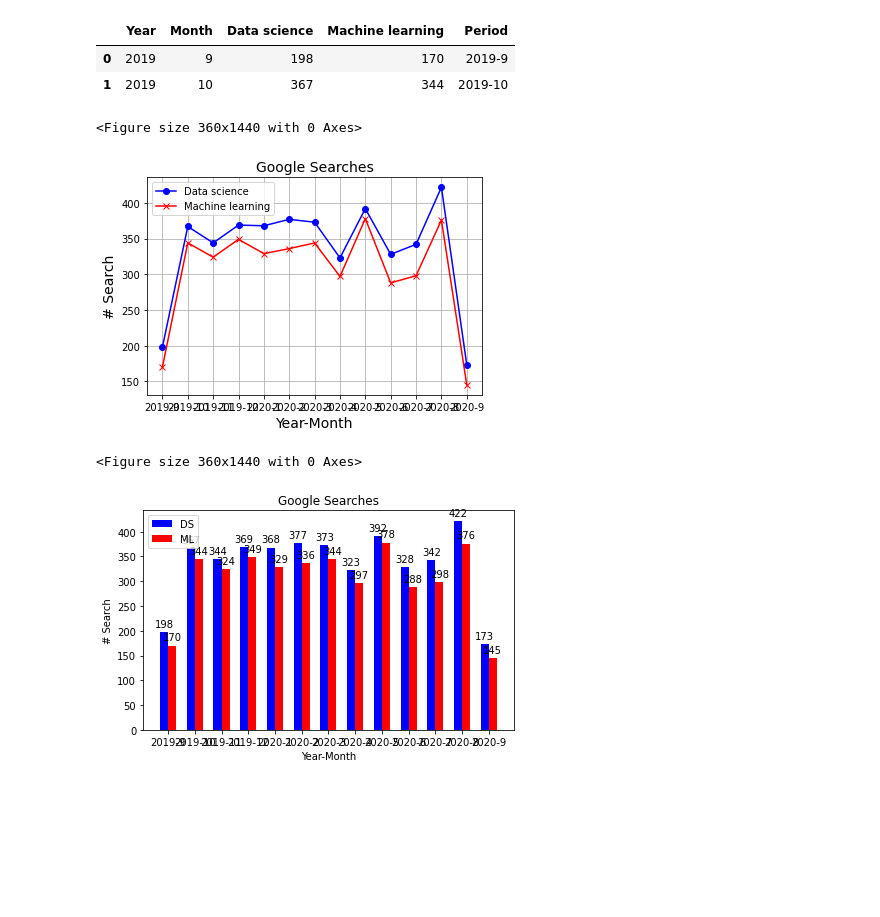
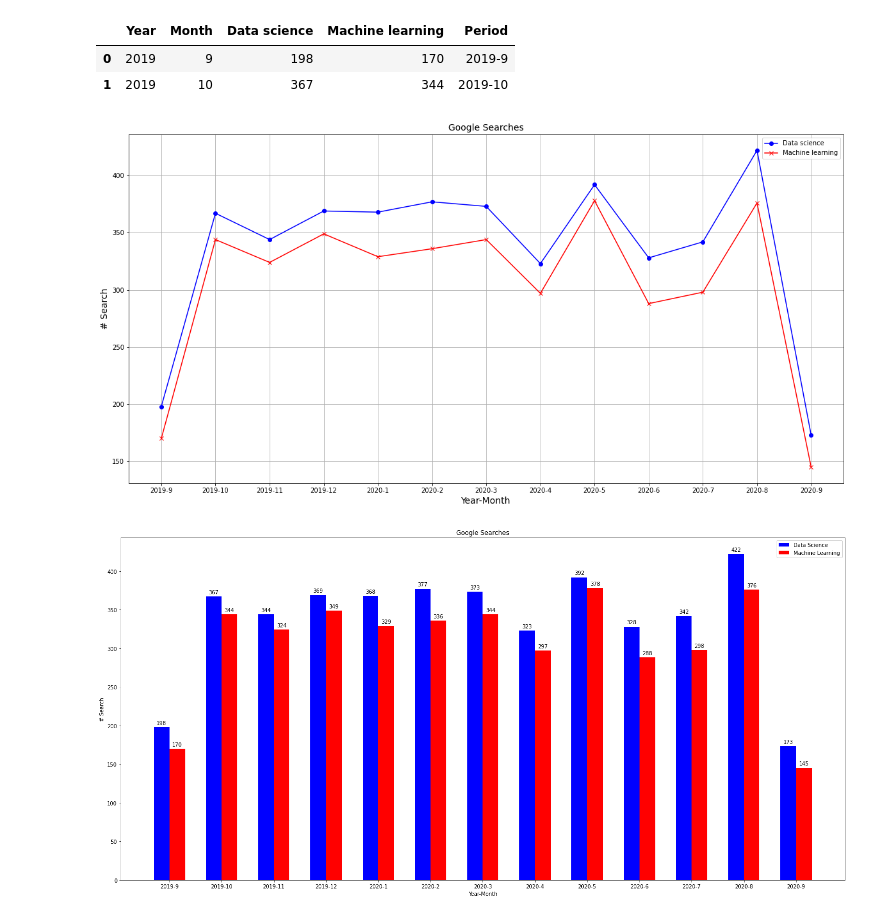
Before and after one commit to GitTInto/DataMining, a Jupyter notebook: Exercise_3_2_GraphAnalysis.ipynb, the cells around one changed output. Saved outputs shown, nothing was run; the diff lists cells and outputs as text; code cells hidden in the pictures; blank space fills up the shorter version.

```diff
--- a/Exercise_3_2_GraphAnalysis.ipynb
+++ b/Exercise_3_2_GraphAnalysis.ipynb
@@ -74,23 +74,23 @@ Year_Month = df2['Period'].values
 Data_science = df2['Data science'].values
 Machine_learning = df2['Machine learning'].values
 # %%
+# Plotting a line chart
+plt.figure(figsize=(20,10))
 plt.plot(Year_Month, Data_science, color='blue', marker='o', label='Data science')
 plt.plot(Year_Month, Machine_learning, color='red', marker='x' ,label='Machine learning')
 plt.title('Google Searches', fontsize=14)
 plt.xlabel('Year-Month', fontsize=14)
 plt.ylabel('# Search', fontsize=14)
 plt.legend()
 plt.grid()
-plt.figure(figsize=(5,20))
 # %% [output]
-<Figure size 360x1440 with 0 Axes>
-[figure, old version]
+[figure, new version]
-<Figure size 360x1440 with 0 Axes>
 # %%
+# Plotting a bar chart
 width =0.3
 x = np.arange(len(Year_Month))
 
-fig, ax = plt.subplots()
+fig, ax = plt.subplots(figsize=(20,10))
 
 rects1 = ax.bar(x-width/2, Data_science, width=width, color='blue')
 rects2 = ax.bar(x+ width/2, Machine_learning, width=width, color='red')
@@ -115,8 +115,8 @@ autolabel(rects1)
 autolabel(rects2)
 
 fig.tight_layout()
-plt.legend([rects1, rects2], ['DS','ML'])
+plt.legend([rects1, rects2], ['Data Science','Machine Learning'])
 plt.show()
 # %% [output]
-[figure, old version]
+[figure, new version]
 # %%
```
Also changed, not shown: parts of 1 cell of this notebook, 1 other file.
